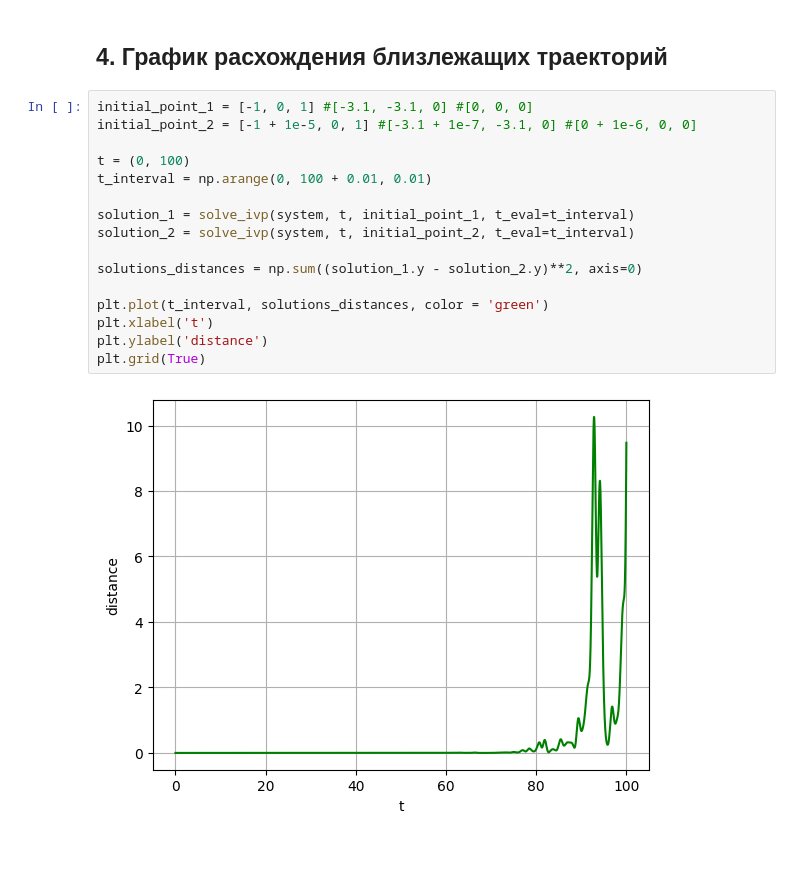
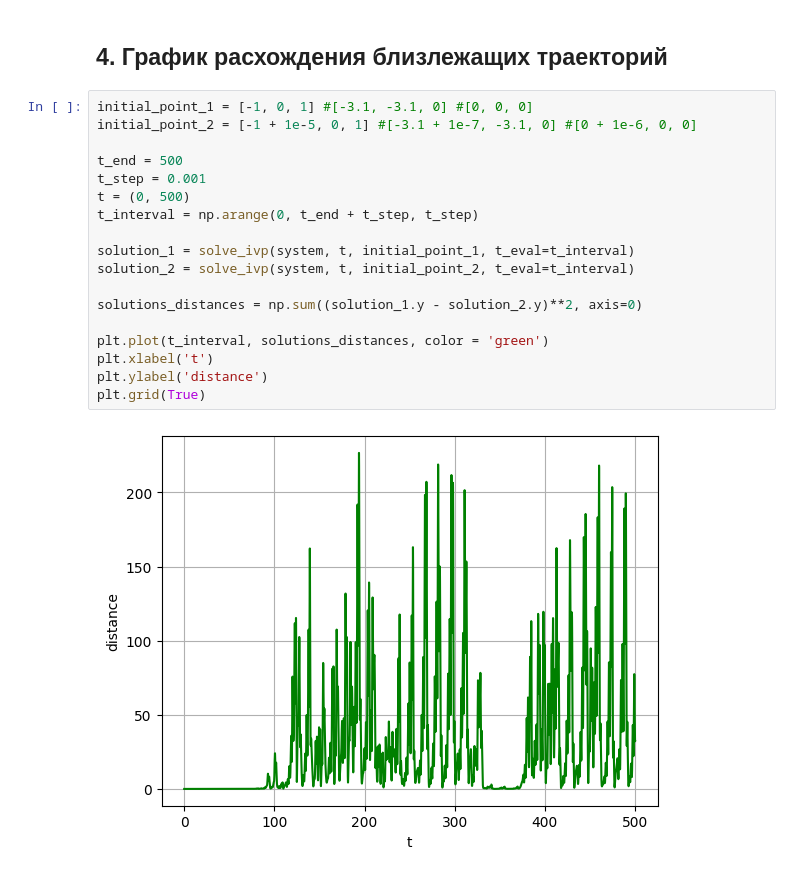
Before and after one commit to Xopppek/chaos_theory_sem6, a Jupyter notebook: lab4.ipynb, the cells around one changed output. Drawn from its saved outputs; the diff is of its cells as text.

```diff
--- a/lab4.ipynb
+++ b/lab4.ipynb
@@ -392,18 +392,20 @@ plt.show()
 # %%
 initial_point_1 = [-1, 0, 1] #[-3.1, -3.1, 0] #[0, 0, 0]
 initial_point_2 = [-1 + 1e-5, 0, 1] #[-3.1 + 1e-7, -3.1, 0] #[0 + 1e-6, 0, 0]
 
-t = (0, 100)
-t_interval = np.arange(0, 100 + 0.01, 0.01)
+t_end = 500
+t_step = 0.001
+t = (0, 500)
+t_interval = np.arange(0, t_end + t_step, t_step)
 
 solution_1 = solve_ivp(system, t, initial_point_1, t_eval=t_interval)
 solution_2 = solve_ivp(system, t, initial_point_2, t_eval=t_interval)
 
 solutions_distances = np.sum((solution_1.y - solution_2.y)**2, axis=0)
 
 plt.plot(t_interval, solutions_distances, color = 'green')
 plt.xlabel('t')
 plt.ylabel('distance')
 plt.grid(True)
 # %% [output]
-[figure, old version]
+[figure, new version]
```
Also changed, not shown: 1 other file.
